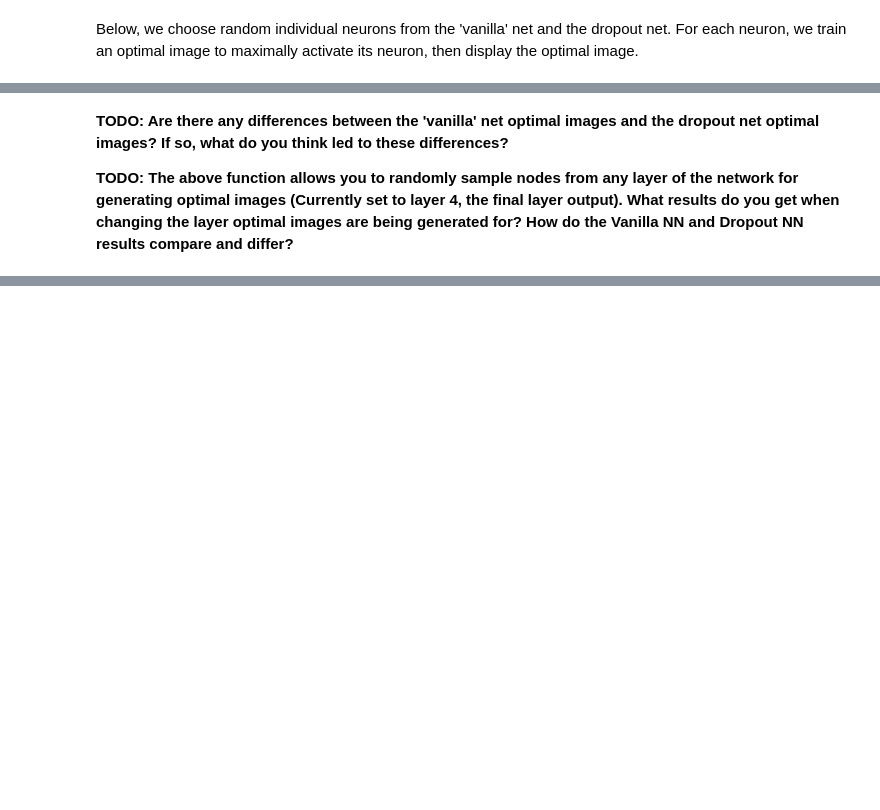
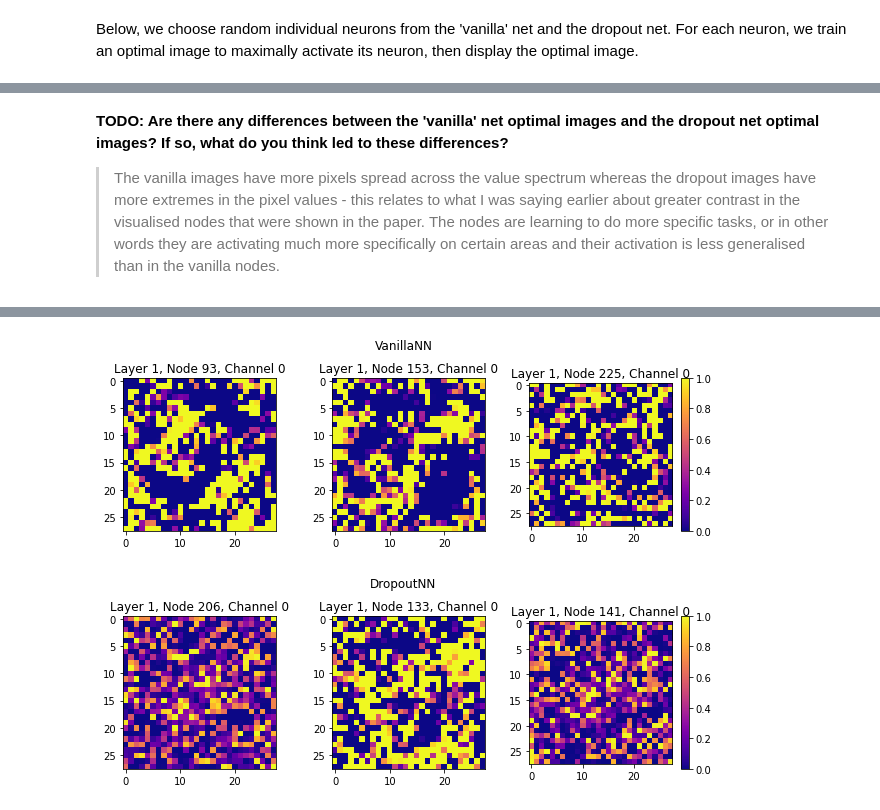
Before and after one commit to UMT-CSCI-591-Deep-Learning-2022/Week_9_Dropout, a Jupyter notebook: Week_9_Dropout.ipynb, the cells around one changed output, grey strips where cells are left out. Cells and saved outputs as stored; diff of their text form; code cells hidden in the pictures; blank space fills up the shorter version.

```diff
--- a/Week_9_Dropout.ipynb
+++ b/Week_9_Dropout.ipynb
@@ -136,7 +169,7 @@ print(vnn)
 # %%
 # TODO: Set epochs and learning rate. Be sure the network's performance has begun to plateau for a good comparison
-n_epochs = None
-lr = None
+n_epochs = 40
+lr = 1e-4
 
 # Set up everything...
 optimizer = optim.Adam(vnn.parameters(), lr=lr)
@@ -168,7 +256,7 @@ class DropoutNN(nn.Module):
         layers = [
             #TODO: Add dropout here (hint: there's a PyTorch function for it).
             #Which value from the dropout list should go here?
-            None,
+            nn.Dropout(dropout_values[0]),
             nn.Linear(np.prod(input_size), hidden_layer_sizes[0]),
             nn.LeakyReLU()
         ]
@@ -176,14 +264,14 @@ class DropoutNN(nn.Module):
         for this_size, next_size, dv in zip(hidden_layer_sizes[:-1], hidden_layer_sizes[1:], dropout_values[1:]):
             layers.extend([
                 #TODO: Add dropout here too
-                None,
+                nn.Dropout(dv),
                 nn.Linear(this_size, next_size),
                 nn.LeakyReLU()
             ])
 
         layers.extend([
             #TODO: Last dropout call here. Which value should it take?
-            None,
+            nn.Dropout(dropout_values[-1]),
             nn.Linear(hidden_layer_sizes[-1], class_count)
         ])
 
@@ -202,9 +290,9 @@ class DropoutNN(nn.Module):
 # %%
 # TODO: Specify number of hidden units per layer, per-layer dropout probability (between 0 and 1), and number of
 # output classes. How many per-layer dropout probabilities does this model require?
-hidden_layers = [None]
-dropout_probs = [None]
-num_classes = None
+hidden_layers = [256,180,128]
+dropout_probs = [0.2,0.4,0.4,0.3]
+num_classes = 10
 
 dnn = DropoutNN(dataset[0][0].shape, hidden_layers, dropout_probs, num_classes).to(device)
 print(dnn)
@@ -211,7 +316,7 @@ print(dnn)
 # %%
 # TODO: Set epochs and learning rate. Note that dropout substantially slows down training!
-n_epochs2 = None
-lr2 = None
+n_epochs2 = 40
+lr2 = 1e-4
 
 # Set up everything...
 optimizer2 = optim.Adam(dnn.parameters(), lr=lr2)
@@ -373,4 +581,7 @@ dropout_res
 # %% [markdown]
 **TODO: Are there any differences between the 'vanilla' net optimal images and the dropout net optimal images? If so, what do you think led to these differences?**
-
-**TODO: The above function allows you to randomly sample nodes from any layer of the network for generating optimal images (Currently set to layer 4, the final layer output). What results do you get when changing the layer optimal images are being generated for? How do the Vanilla NN and Dropout NN results compare and differ?**
+> The vanilla images have more pixels spread across the value spectrum whereas the dropout images have more extremes in the pixel values - this relates to what I was saying earlier about greater contrast in the visualised nodes that were shown in the paper. The nodes are learning to do more specific tasks, or in other words they are activating much more specifically on certain areas and their activation is less generalised than in the vanilla nodes.
+# %%
+vanilla_res = random_optimal_images_from(vnn, 1, 3, h, w, d, device, optimize_range=True)[0]
+dropout_res = random_optimal_images_from(dnn, 1, 3, h, w, d, device, optimize_range=True)[0]
+# %% [output]
@@ -376,0 +605,2 @@ dropout_res
+[figure, added]
+[figure, added]
```
Also changed, not shown: parts of 25 cells of this notebook, 2 other files.
